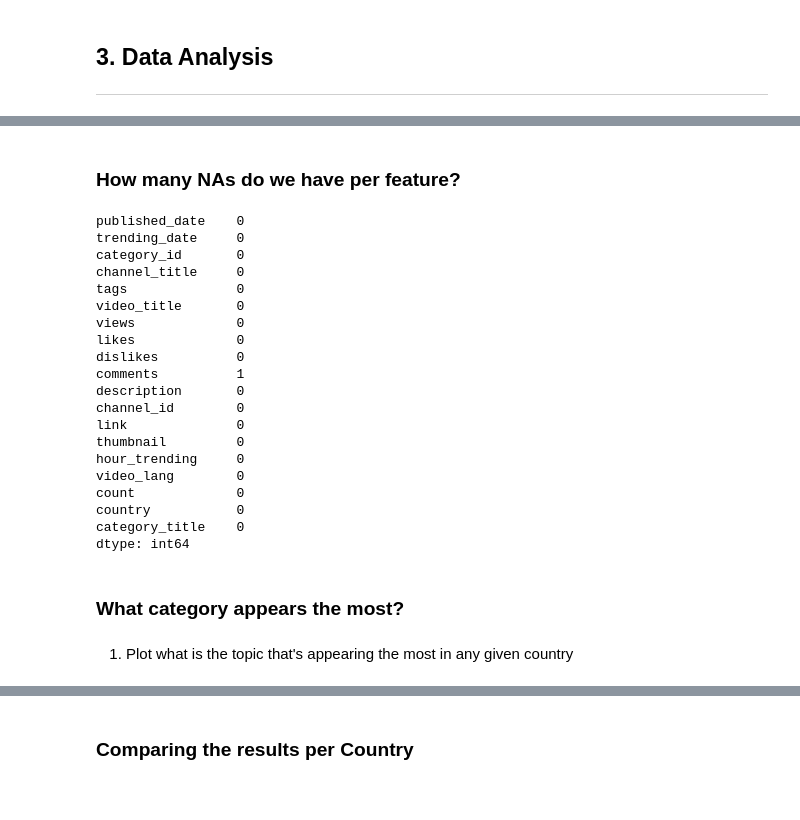
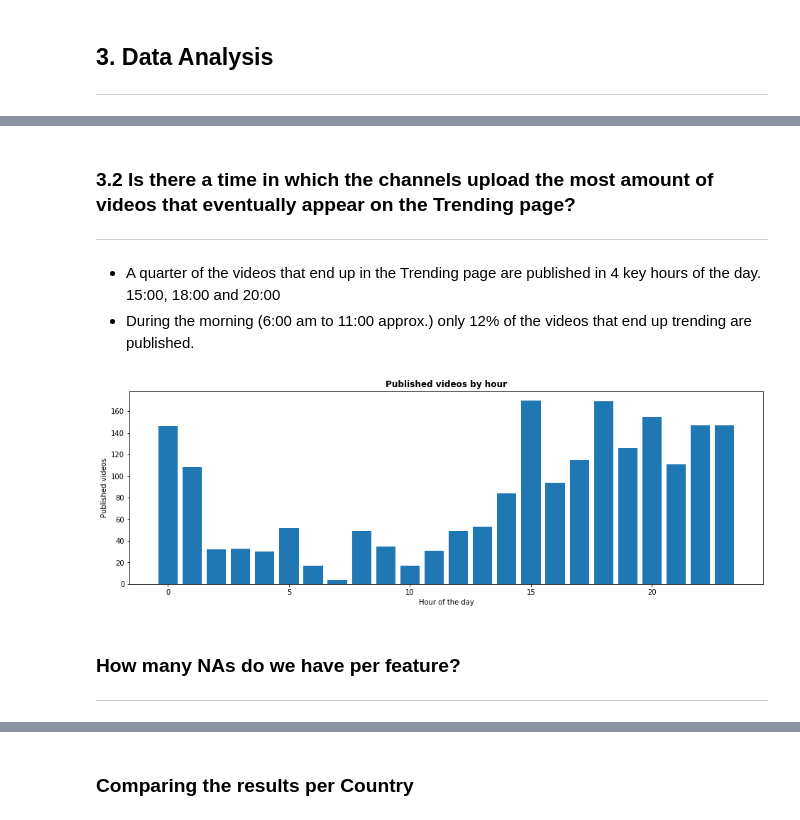
Before and after one commit to germarr/youtube_research, a Jupyter notebook: research_V1.ipynb, the cells around one changed output, grey strips where cells are left out. Cells and saved outputs as stored; diff of their text form; code cells hidden in the pictures.

```diff
--- a/research_V1.ipynb
+++ b/research_V1.ipynb
@@ -293,29 +267,29 @@ category_title
+# %% [markdown]
+### 3.2 Is there a time in which the channels upload the most amount of videos that eventually appear on the Trending page?
+---
+# %% [markdown]
+* A quarter of the videos that end up in the Trending page are published in 4 key hours of the day. 15:00, 18:00 and 20:00
+* During the morning (6:00 am to 11:00 approx.) only 12% of the videos that end up trending are published.
+# %%
+countries_feb["hour_of_publication"] = pd.DatetimeIndex(countries_feb["published_date"]).hour
+countries_feb["day_of_publication"] = pd.DatetimeIndex(countries_feb["published_date"]).dayofweek
+
+common_hour= countries_feb[["hour_of_publication","count"]].groupby(["hour_of_publication"]).count().sort_values(by="count", ascending=False).reset_index()
+common_hour["total_videos"] = common_hour["count"].sum()
+common_hour["percentage"] = round(common_hour["count"].div(common_hour["total_videos"]),4)*100
+common_hour["move"] = common_hour["percentage"].cumsum(axis=None, skipna=True)
+
+plt.figure(figsize=(16,5))
+plt.bar(common_hour.hour_of_publication, common_hour["count"])
+plt.xticks(rotation = 0)
+
+# Adding Xticks
+plt.xlabel('Hour of the day')
+plt.ylabel('Published videos')
+plt.title(f"Published videos by hour", fontweight ='bold')
+plt.show()
+# %% [output]
+[figure, added]
 # %% [markdown]
 ### How many NAs do we have per feature?
+---
-# %%
-trending_video.isna().sum()
-# %% [output]
-published_date    0
-trending_date     0
-category_id       0
-channel_title     0
-tags              0
-video_title       0
-views             0
-likes             0
-dislikes          0
-comments          1
-description       0
-channel_id        0
-link              0
-thumbnail         0
-hour_trending     0
-video_lang        0
-count             0
-country           0
-category_title    0
-dtype: int64
-# %% [markdown]
-### What category appears the most?
-# %% [markdown]
-1. Plot what is the topic that's appearing the most in any given country
```
Also changed, not shown: parts of 30 cells of this notebook.
